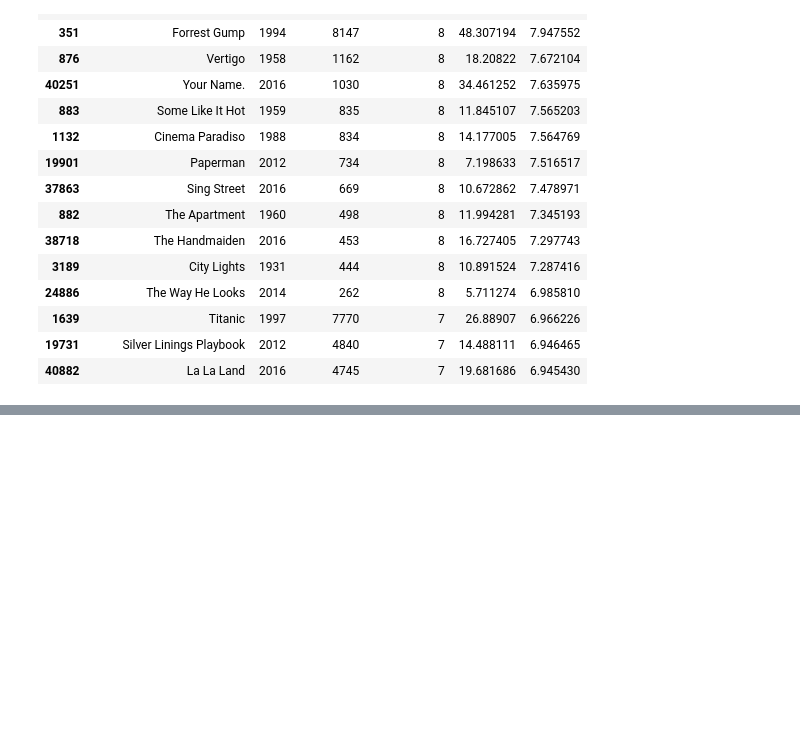
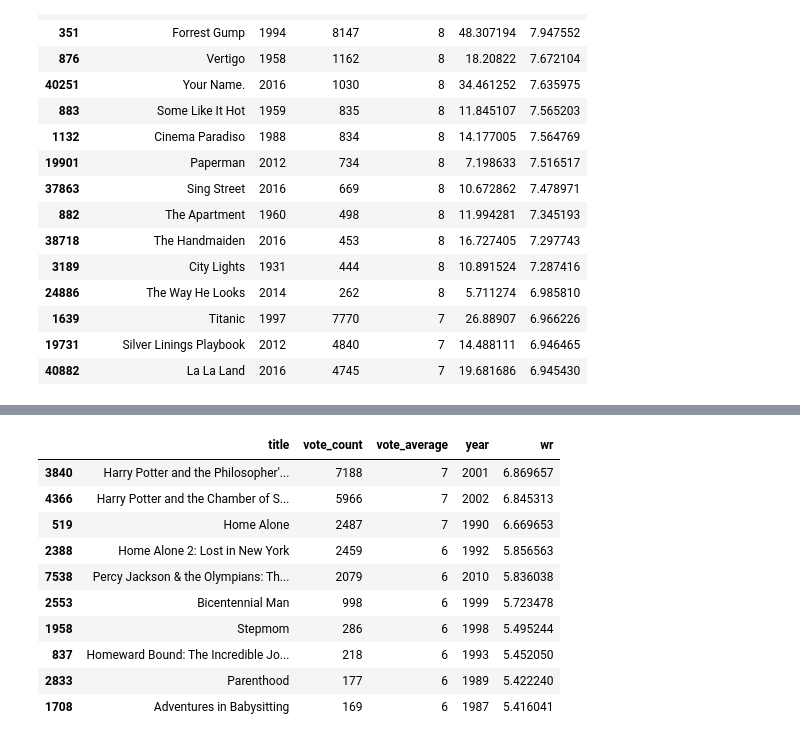
Before and after one commit to SBIK1219/CodingTest, a Jupyter notebook: Movie_Recommendation_2.ipynb, the cells around one changed output, grey strips where cells are left out. Drawn from its saved outputs; the diff is of its cells as text; code cells hidden in the pictures; blank space fills up the shorter version.

```diff
--- a/Movie_Recommendation_2.ipynb
+++ b/Movie_Recommendation_2.ipynb
@@ -171,0 +438,14 @@ build_chart('Romance').head(15)
+# %%
+improved_recommendations('Mrs. Doubtfire')
+# %% [output]
+|  | title | vote_count | vote_average | year | wr |
+| 3840 | Harry Potter and the Philosopher'... | 7188 | 7 | 2001 | 6.869657 |
+| 4366 | Harry Potter and the Chamber of S... | 5966 | 7 | 2002 | 6.845313 |
+| 519 | Home Alone | 2487 | 7 | 1990 | 6.669653 |
+| 2388 | Home Alone 2: Lost in New York | 2459 | 6 | 1992 | 5.856563 |
+| 7538 | Percy Jackson & the Olympians: Th... | 2079 | 6 | 2010 | 5.836038 |
+| 2553 | Bicentennial Man | 998 | 6 | 1999 | 5.723478 |
+| 1958 | Stepmom | 286 | 6 | 1998 | 5.495244 |
+| 837 | Homeward Bound: The Incredible Jo... | 218 | 6 | 1993 | 5.452050 |
+| 2833 | Parenthood | 177 | 6 | 1989 | 5.422240 |
+| 1708 | Adventures in Babysitting | 169 | 6 | 1987 | 5.416041 |
```
Also changed, not shown: parts of 32 cells of this notebook.
